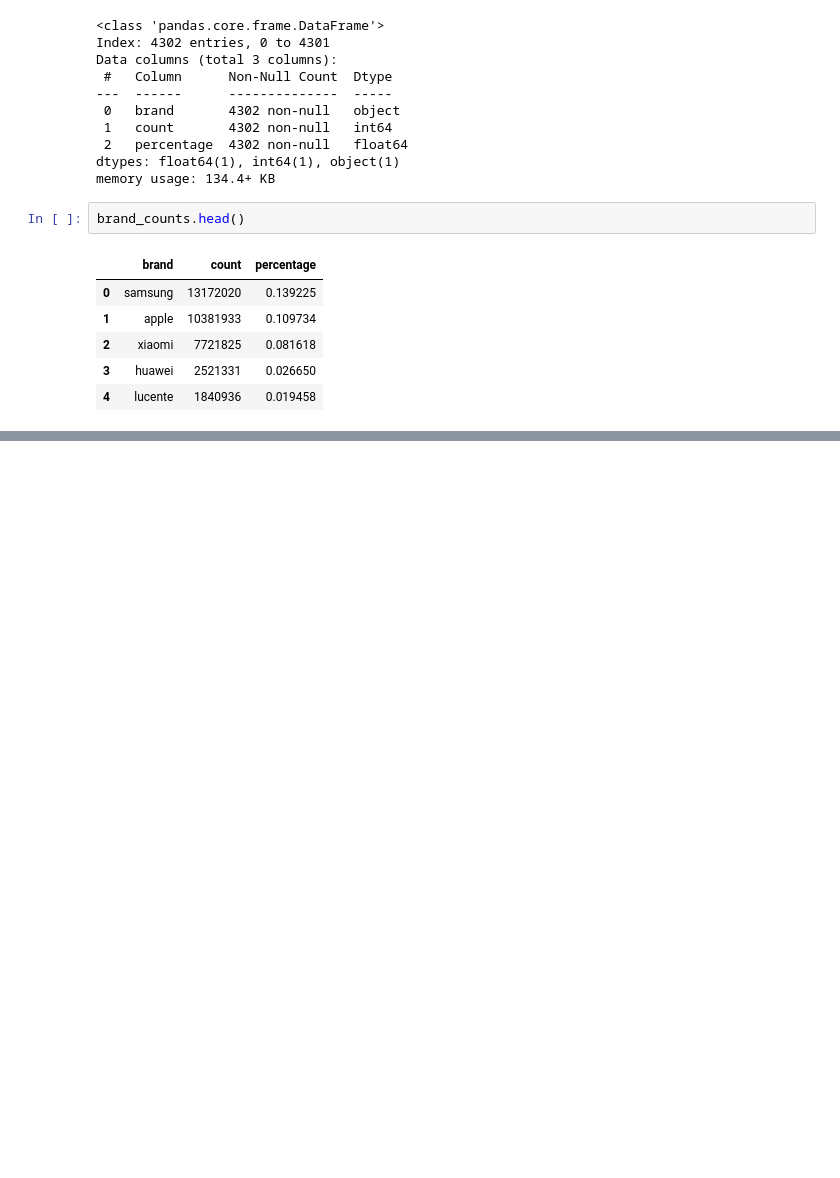
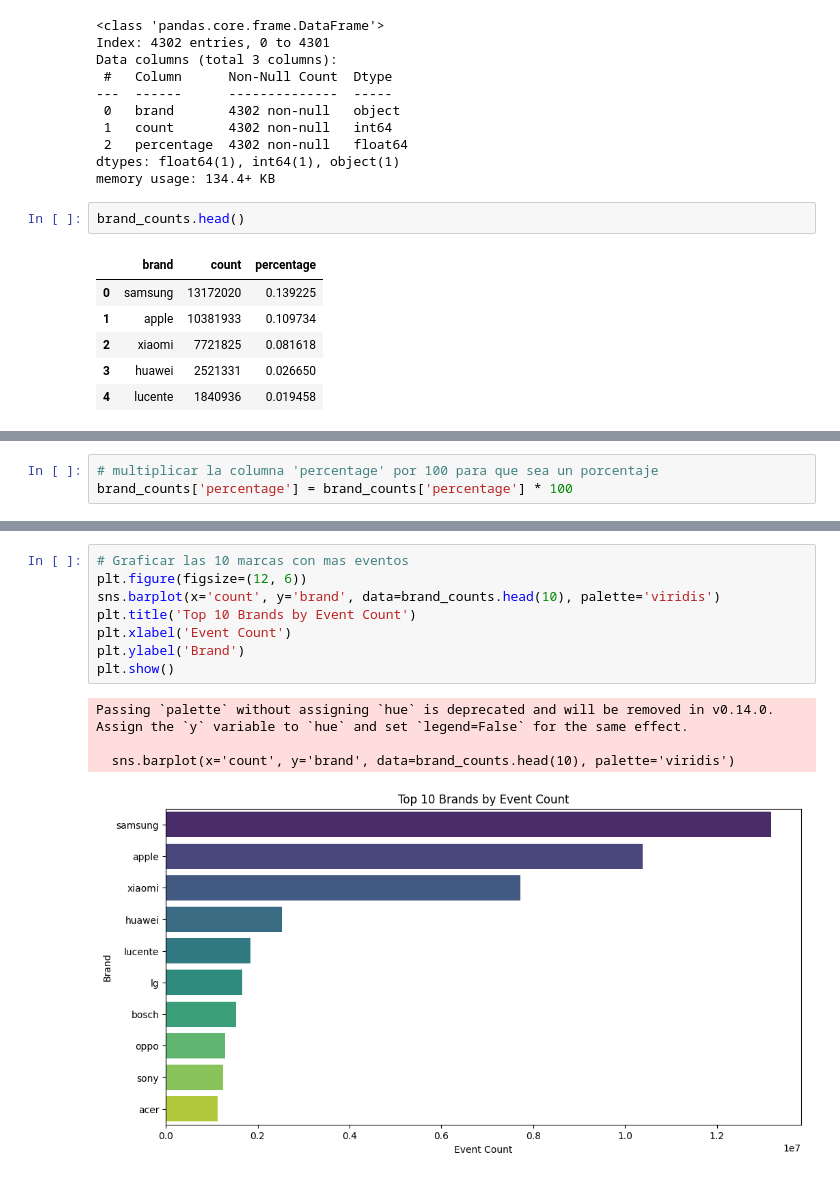
Before and after one commit to Jluisfeltrer/ecmn_cloud, a Jupyter notebook: cuadernos/C1.ipynb, the cells around one changed output, grey strips where cells are left out. Cells and saved outputs as stored; diff of their text form; blank space fills up the shorter version.

```diff
--- a/cuadernos/C1.ipynb
+++ b/cuadernos/C1.ipynb
@@ -149,0 +135,3 @@ Passing `palette` without assigning `hue` is deprecated and will be removed in v
+# %%
+# multiplicar la columna 'percentage' por 100 para que sea un porcentaje
+brand_counts['percentage'] = brand_counts['percentage'] * 100
@@ -149,0 +152,13 @@ Passing `palette` without assigning `hue` is deprecated and will be removed in v
+# %%
+# Graficar las 10 marcas con mas eventos
+plt.figure(figsize=(12, 6))
+sns.barplot(x='count', y='brand', data=brand_counts.head(10), palette='viridis')
+plt.title('Top 10 Brands by Event Count')
+plt.xlabel('Event Count')
+plt.ylabel('Brand')
+plt.show()
+# %% [output]
+Passing `palette` without assigning `hue` is deprecated and will be removed in v0.14.0. Assign the `y` variable to `hue` and set `legend=False` for the same effect.
+
+  sns.barplot(x='count', y='brand', data=brand_counts.head(10), palette='viridis')
+[figure, added]
```
Also changed, not shown: parts of 8 cells of this notebook, 1 other file.
